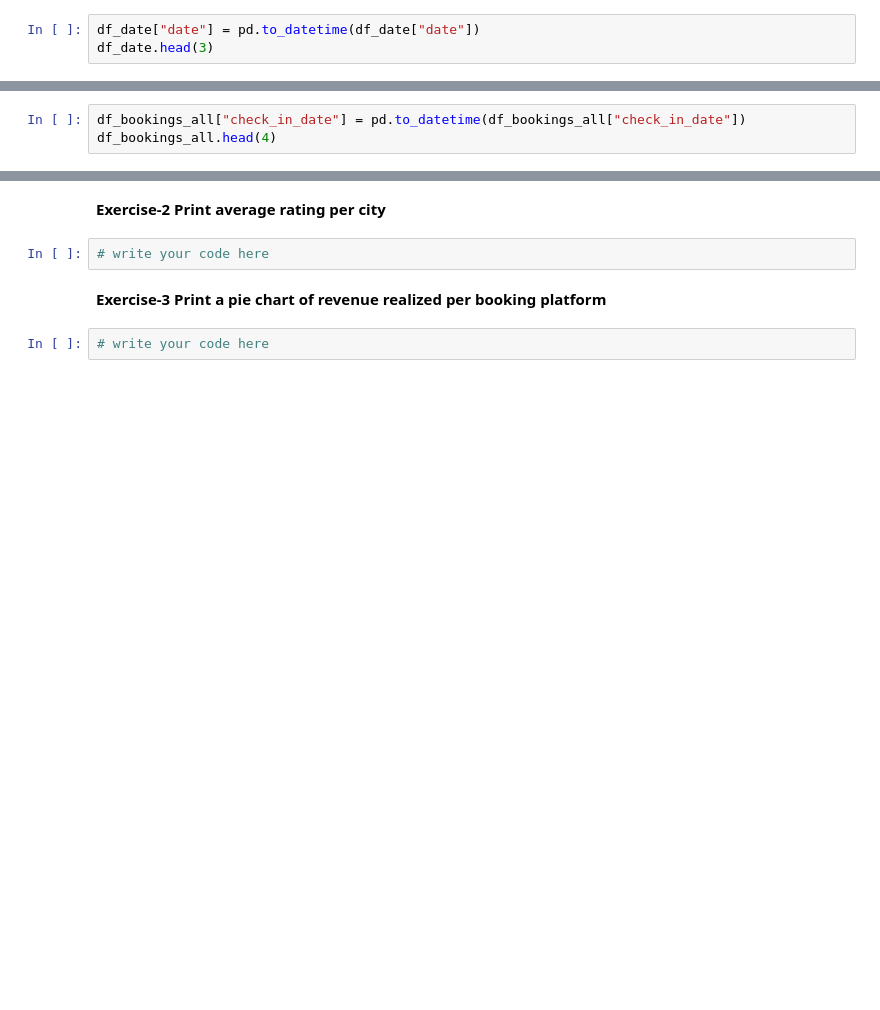
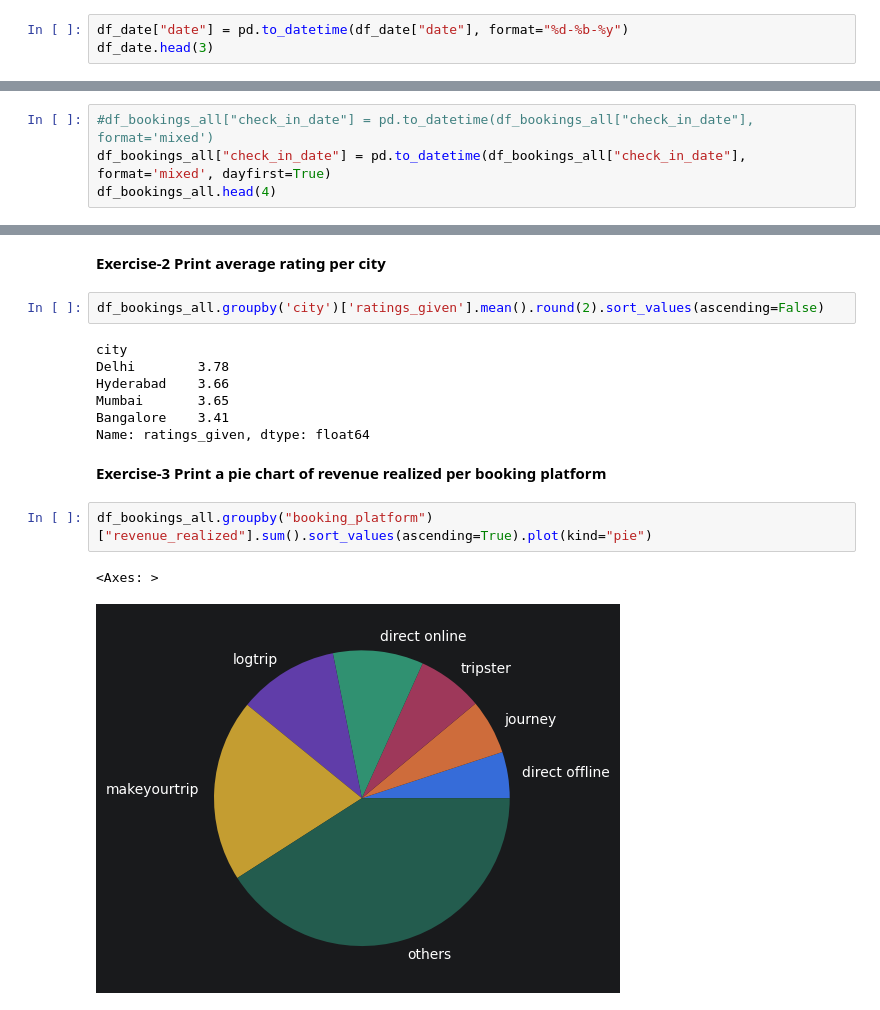
Before and after one commit to KARRTHIKKKK/project_hospitality_analysis, a Jupyter notebook: hotels_analysis.ipynb, the cells around one changed output, grey strips where cells are left out. Drawn from its saved outputs; the diff is of its cells as text; blank space fills up the shorter version.

```diff
--- a/hotels_analysis.ipynb
+++ b/hotels_analysis.ipynb
@@ -713,7 +715,7 @@ Data columns (total 4 columns):
 dtypes: str(4)
 memory usage: 3.0 KB
 # %%
-df_date["date"] = pd.to_datetime(df_date["date"])
+df_date["date"] = pd.to_datetime(df_date["date"], format="%d-%b-%y")
 df_date.head(3)
 # %% [output]
 |  | date | mmm yy | week no | day_type |
@@ -741,6 +743,7 @@ Data columns (total 15 columns):
 dtypes: float64(2), int64(3), str(10)
 memory usage: 15.4 MB
 # %%
-df_bookings_all["check_in_date"] = pd.to_datetime(df_bookings_all["check_in_date"])
+#df_bookings_all["check_in_date"] = pd.to_datetime(df_bookings_all["check_in_date"], format='mixed')
+df_bookings_all["check_in_date"] = pd.to_datetime(df_bookings_all["check_in_date"], format='mixed', dayfirst=True)
 df_bookings_all.head(4)
 # %% [output]
@@ -760,8 +814,18 @@ df_bookings_all.groupby("mmm yy")["revenue_realized"].sum()
 # %% [markdown]
 **Exercise-2 Print average rating per city**
 # %%
-# write your code here
+df_bookings_all.groupby('city')['ratings_given'].mean().round(2).sort_values(ascending=False)
+# %% [output]
+city
+Delhi        3.78
+Hyderabad    3.66
+Mumbai       3.65
+Bangalore    3.41
+Name: ratings_given, dtype: float64
 # %% [markdown]
 **Exercise-3 Print a pie chart of revenue realized per booking platform**
 # %%
-# write your code here
+df_bookings_all.groupby("booking_platform")["revenue_realized"].sum().sort_values(ascending=True).plot(kind="pie")
+# %% [output]
+<Axes: >
+[figure, added]
```
Also changed, not shown: parts of 22 cells of this notebook.
